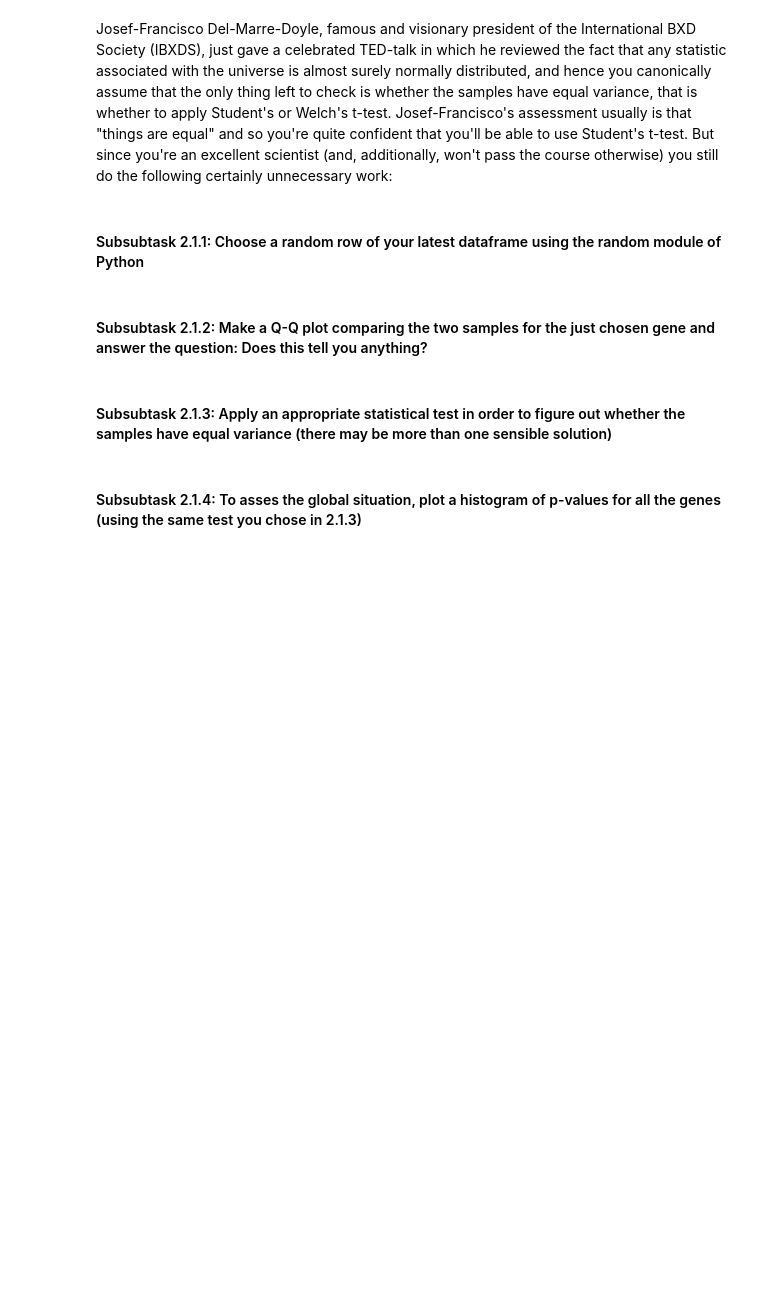
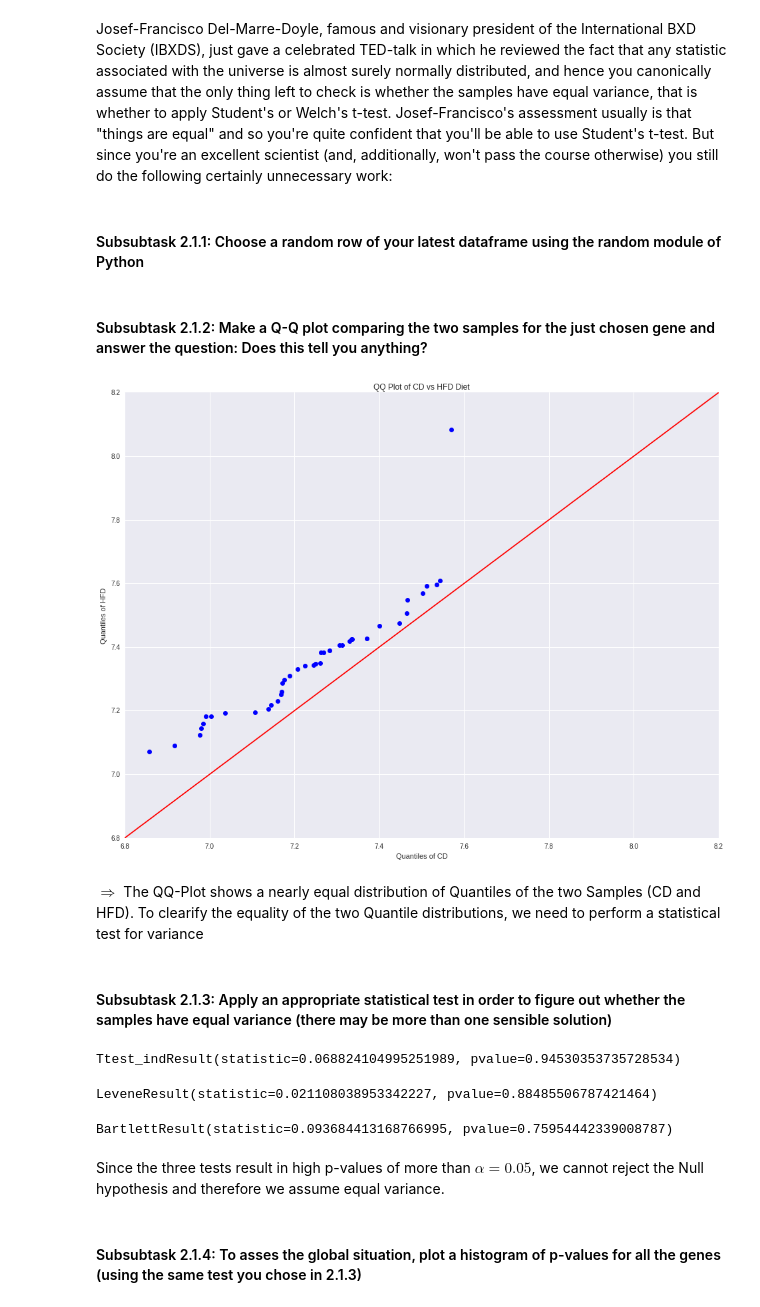
Before and after one commit to MeeNot/Integrated_Bioinformatics, a Jupyter notebook: notebooks/DayX_DE_Analysis.ipynb, the cells around one changed output. Saved outputs shown, nothing was run; the diff lists cells and outputs as text; code cells hidden in the pictures; blank space fills up the shorter version.

Commit message:
DayX-nearlyDone

```diff
--- a/notebooks/DayX_DE_Analysis.ipynb
+++ b/notebooks/DayX_DE_Analysis.ipynb
@@ -157,9 +167,59 @@ http://statsmodels.sourceforge.net/stable/graphics.html
 Josef-Francisco Del-Marre-Doyle, famous and visionary president of the International BXD Society (IBXDS), just gave a celebrated TED-talk in which he reviewed the fact that any statistic associated with the universe is almost surely normally distributed, and hence you canonically assume that the only thing left to check is whether the samples have equal variance, that is whether to apply Student's or Welch's t-test. Josef-Francisco's assessment usually is that "things are equal" and so you're quite confident that you'll be able to use Student's t-test. But since you're an excellent scientist (and, additionally, won't pass the course otherwise) you still do the following certainly unnecessary work:
 # %% [markdown]
 #### Subsubtask 2.1.1: Choose a random row of your latest dataframe using the random module of Python
+# %%
+li = list(gene_average.index)
+r = random.randint(0,len(li))
+rand_row = pd.DataFrame(gene_average.loc[li[r]]).T
+
+r1 = pd.DataFrame([rand_row[col] for col in rand_row.columns if str(col).endswith("_CD")]).T
+r2 = pd.DataFrame([rand_row[col] for col in rand_row.columns if str(col).endswith("_HFD")]).T
+#del r1["BXD92_Liver_CD"]
+r1_q = r1.quantile(0.1)
+r2_q = r2.quantile(0.1)
 # %% [markdown]
 #### Subsubtask 2.1.2: Make a Q-Q plot comparing the two samples for the just chosen gene and answer the question: Does this tell you anything?
+# %%
+def plot_QQ(data):
+    li = list(gene_average.index)
+    r = random.randint(0,len(li))
+    rand_row = pd.DataFrame(gene_average.loc[li[r]]).T
+    r1 = pd.DataFrame([rand_row[col] for col in rand_row.columns if str(col).endswith("_CD")]).T
+    r2 = pd.DataFrame([rand_row[col] for col in rand_row.columns if str(col).endswith("_HFD")]).T
+    del r1["BXD92_Liver_CD"]
+    r1_q = r1.quantile(0.1)
+    r2_q = r2.quantile(0.1)
+
+    plt.figure(figsize=(16,12),dpi=80)
+    ax = plt.gca()
+    qqplot_2samples(r1_q, r2_q, ax = ax)
+    qqline(ax=ax, line="45", x=None, y=None, dist=None, fmt='r-')
+
+    plt.xlabel("Quantiles of CD")
+    plt.ylabel("Quantiles of HFD")
+    plt.title("QQ Plot of CD vs HFD Diet")
+    plt.show()
+# %%
+plot_QQ(gene_average)
+# %% [output]
+[figure, added]
+# %% [markdown]
+$\Rightarrow$ The QQ-Plot shows a nearly equal distribution of Quantiles of the two Samples (CD and HFD). To clearify the equality of the two Quantile distributions, we need to perform a  statistical test for variance
 # %% [markdown]
 #### Subsubtask 2.1.3: Apply an appropriate statistical test in order to figure out whether the samples have equal variance (there may be more than one sensible solution)
+# %%
+stats.ttest_ind(r1_q, r2_q)
+# %% [output]
+Ttest_indResult(statistic=0.068824104995251989, pvalue=0.94530353735728534)
+# %%
+levene(r1_q, r2_q)
+# %% [output]
+LeveneResult(statistic=0.021108038953342227, pvalue=0.88485506787421464)
+# %%
+bartlett(r1_q, r2_q)
+# %% [output]
+BartlettResult(statistic=0.093684413168766995, pvalue=0.75954442339008787)
+# %% [markdown]
+Since the three tests result in high p-values of more than $\alpha = 0.05$, we cannot reject the Null hypothesis and therefore we assume equal variance.
 # %% [markdown]
 #### Subsubtask 2.1.4: To asses the global situation, plot a histogram of p-values for all the genes (using the same test you chose in 2.1.3)
```
Also changed, not shown: parts of 33 cells of this notebook.
